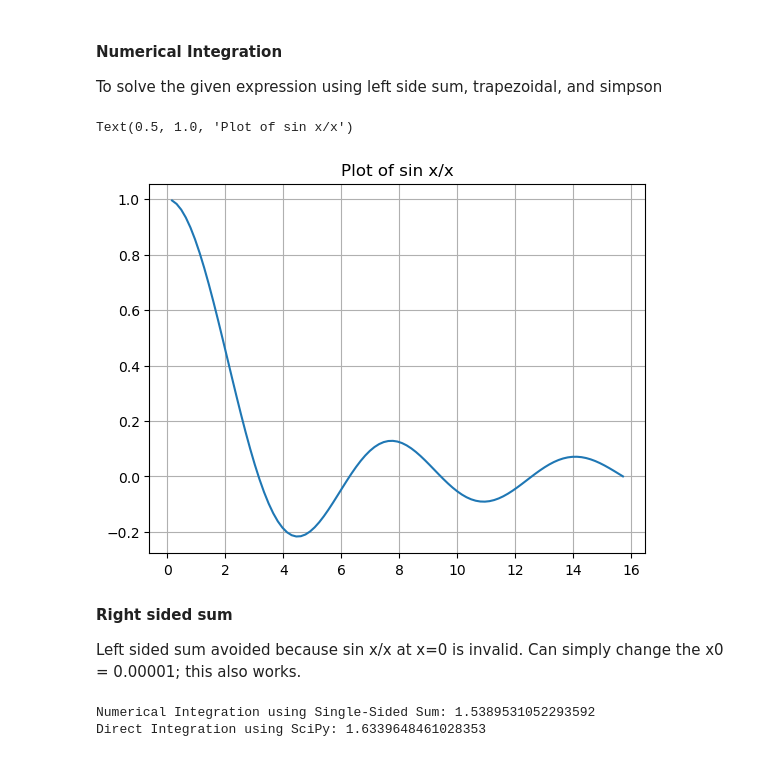
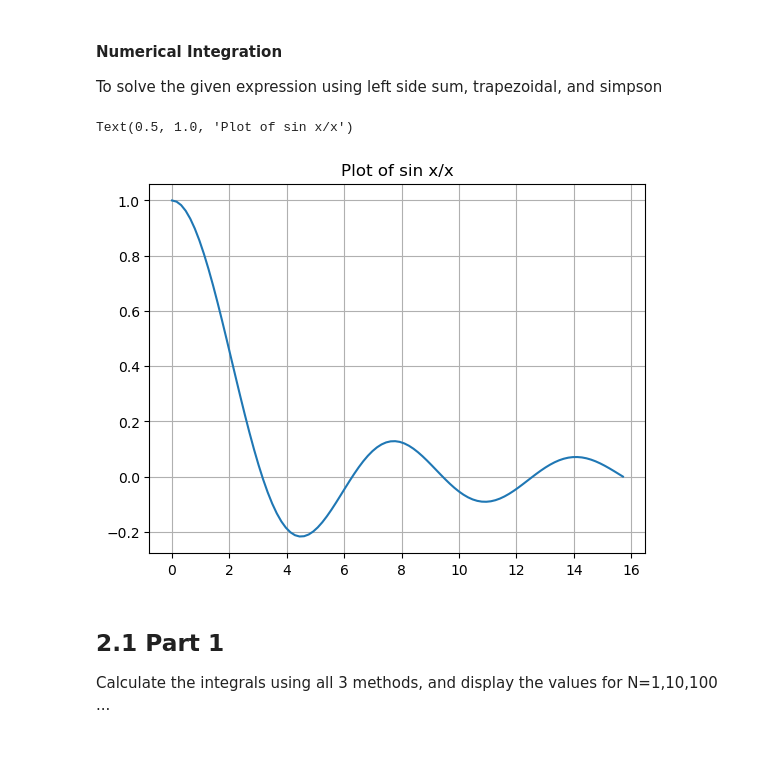
Before and after one commit to SoumyajeetMazumdar/CQMPP, a Jupyter notebook: #2/part2_1.ipynb, the cells around one changed output. Cells and saved outputs as stored; diff of their text form; code cells hidden in the pictures.

Commit message:
part1,2 completed

```diff
--- a/#2/part2_1.ipynb
+++ b/#2/part2_1.ipynb
@@ -4,45 +4,25 @@ To solve the given expression using left side sum, trapezoidal, and simpson
 # %%
 import numpy as np
 import matplotlib.pyplot as plt
 from scipy import integrate
+import pandas as pd
+
+
+# Set global display format to 9 decimal places
+pd.options.display.float_format = '{:.12f}'.format
+
+# Integration limits GLOBAL
+a,b = 1e-6, 5*np.pi
 
 # fn is sin x/x
 def f(x):
     return np.sin(x)/x
 
 # plotting graph for ease of use later on
-x = np.linspace(0, 5*np.pi, 100)
+x = np.linspace(a, b, 100)
 plt.plot(x, f(x))
 plt.grid()
 plt.title("Plot of sin x/x")
 # %% [output]
 Text(0.5, 1.0, 'Plot of sin x/x')
-[figure, old version]
+[figure, new version]
-# %% [markdown]
-**Right sided sum**
-
-Left sided sum avoided because sin x/x at x=0 is invalid. Can simply change the x0 = 0.00001; this also works.
-# %%
-# Integration limits
-a, b = 0, 5 * np.pi
-
-# Number of intervals
-N = 1000
-
-# converting the x values into array
-x = np.linspace(a, b, N)
-h = (b - a) / (N)
-
-integral_sum = 0
-for i in range(N - 1):
-    integral_sum += f(x[i+1]) * h
-
-# Direct integration using scipy
-integral_direct, _ = integrate.quad(f, a, b)
-
-# Display results
-print(f"Numerical Integration using Single-Sided Sum: {integral_sum}")
-print(f"Direct Integration using SciPy: {integral_direct}")
-# %% [output]
-Numerical Integration using Single-Sided Sum: 1.5389531052293592
-Direct Integration using SciPy: 1.6339648461028353
@@ -48,0 +78,3 @@ Direct Integration using SciPy: 1.6339648461028353
+# %% [markdown]
+## 2.1 Part 1
+Calculate the integrals using all 3 methods, and display the values for N=1,10,100 ...
```
Also changed, not shown: parts of 15 cells of this notebook, 12 other files.
